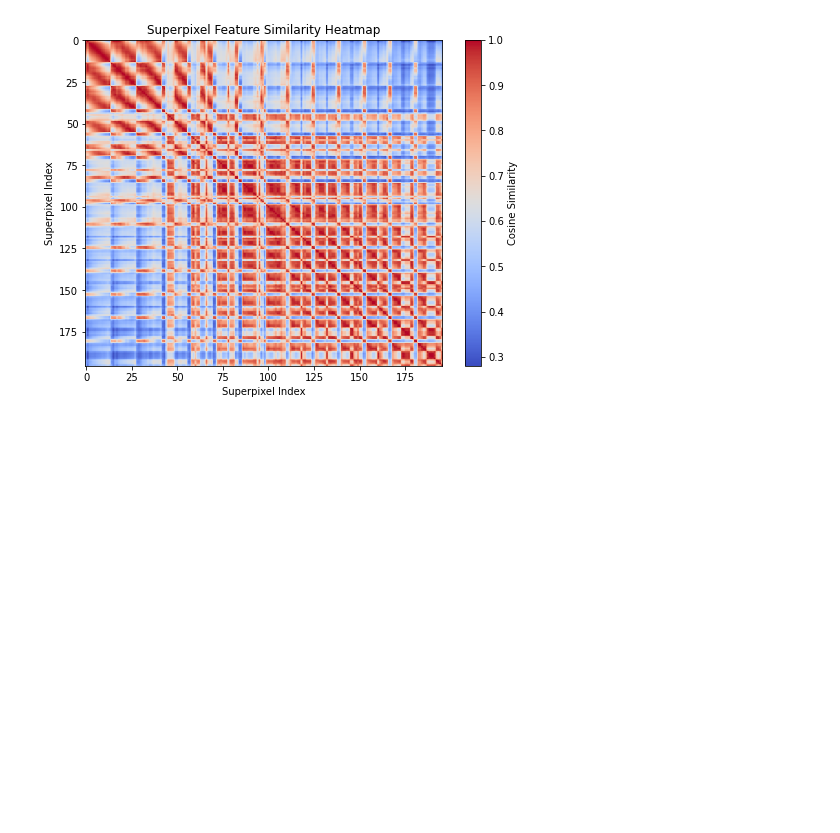
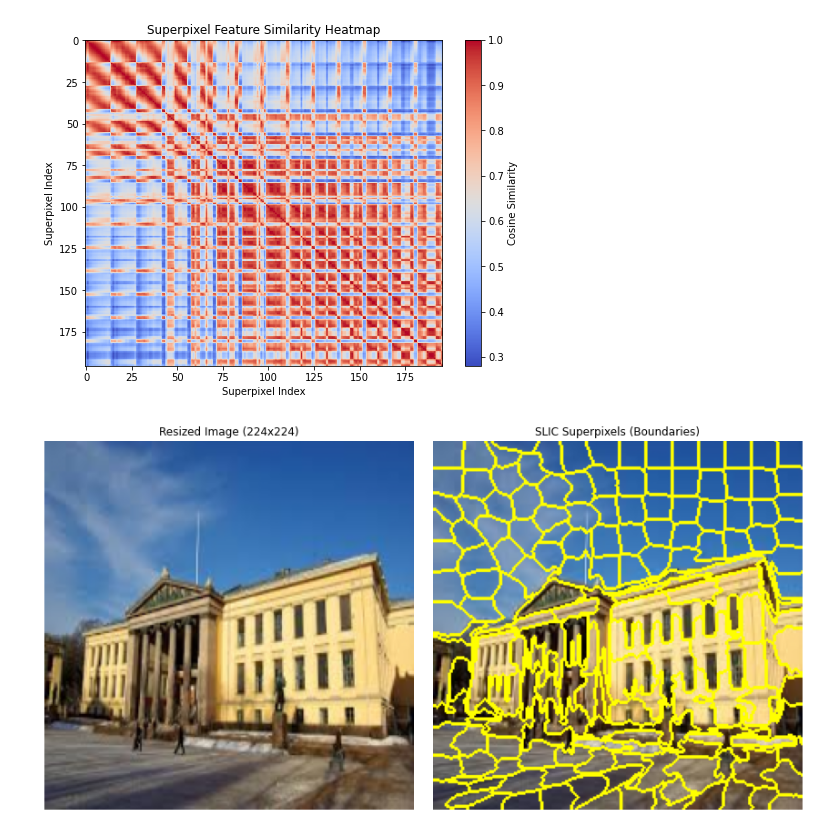
Before and after one commit to YSLCoat/learnableTokenizer, a Jupyter notebook: src/notebooks/superpixel_tokenizer_notebook.ipynb, the cells around one changed output. Cells and saved outputs as stored; diff of their text form; code cells hidden in the pictures; blank space fills up the shorter version.

Commit message:
FIx plotting

```diff
--- a/src/notebooks/superpixel_tokenizer_notebook.ipynb
+++ b/src/notebooks/superpixel_tokenizer_notebook.ipynb
@@ -484,3 +484,77 @@ visualize_tokenizer_results(results, batch_idx=0)
 [figure]
 [figure]
 [figure]
+# %%
+# Jupyter Notebook cell
+
+import matplotlib.pyplot as plt
+import numpy as np
+
+from skimage.io import imread
+from skimage.transform import resize
+from skimage.segmentation import slic, mark_boundaries
+from skimage.util import img_as_float
+
+def visualize_superpixels_224(image_path,
+                              n_segments=100,
+                              compactness=10,
+                              sigma=1):
+    """
+    1. Loads an image from 'image_path'
+    2. Resizes it to 224x224
+    3. Applies SLIC superpixel segmentation
+    4. Plots the original vs. superpixel boundaries
+
+    :param image_path: Path to the input image
+    :param n_segments: Approximate number of superpixels to generate
+    :param compactness: Balances color-space proximity and image-space proximity
+    :param sigma: Width of Gaussian smoothing kernel for preprocessing
+    """
+    # Load the image
+    image = imread(image_path)
+
+    # Convert to float in [0,1] for SLIC
+    image_float = img_as_float(image)
+
+    # Resize to 224x224
+    image_resized = resize(image_float, (224, 224), anti_aliasing=True)
+
+    # Generate superpixels with SLIC
+    segments = slic(
+        image_resized,
+        n_segments=n_segments,
+        compactness=compactness,
+        sigma=sigma,
+        start_label=1
+    )
+
+    # Mark boundaries on the original image for visualization
+    marked = mark_boundaries(image_resized, segments)
+
+    # Create a figure with two subplots
+    fig, axes = plt.subplots(1, 2, figsize=(12, 6))
+    ax1, ax2 = axes
+
+    # Show resized image
+    ax1.imshow(image_resized)
+    ax1.set_title("Resized Image (224x224)")
+    ax1.axis("off")
+
+    # Show superpixel boundaries
+    ax2.imshow(marked)
+    ax2.set_title("SLIC Superpixels (Boundaries)")
+    ax2.axis("off")
+
+    plt.tight_layout()
+    plt.show()
+
+# Example usage:
+image_path = r"D:\MSc_Data_Science_UiO\Thesis\learnableTokenizer\figures\patchTokenizer\university_building_example_wiki.jpg"
+visualize_superpixels_224(
+    image_path,
+    n_segments=196,   # Increase segments for finer superpixel detail
+    compactness=10,   # Adjust to get more "square" superpixels or not
+    sigma=1
+)
+# %% [output]
+[figure, added]
```
Also changed, not shown: parts of 1 cell of this notebook, 4 other files.
